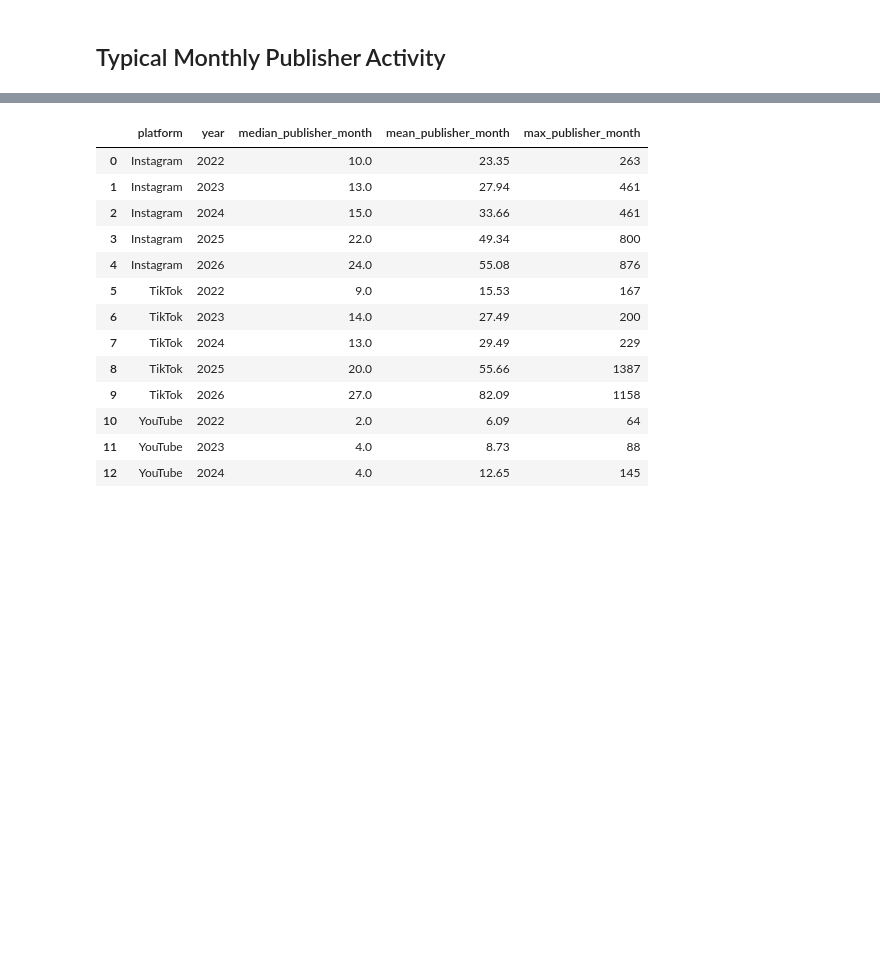
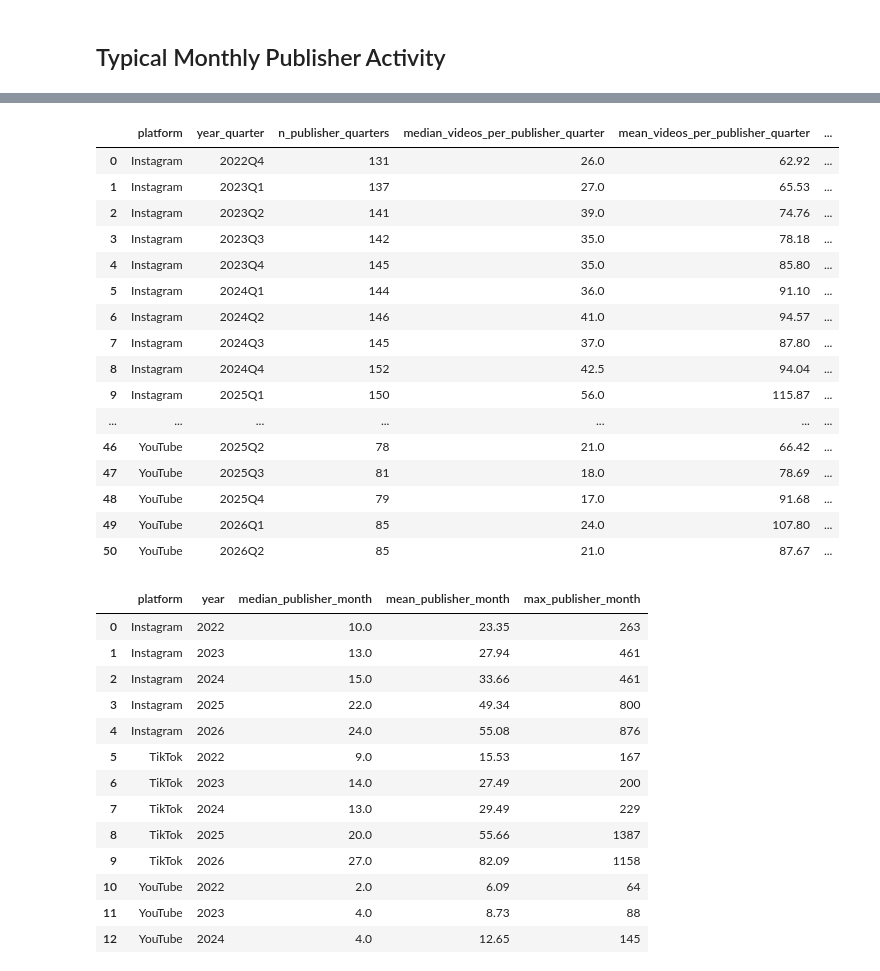
Before and after one commit to Nefeli-Apostolou/Virality-on-Shorts, a Jupyter notebook: code/1_eda.ipynb, the cells around one changed output, grey strips where cells are left out. Drawn from its saved outputs; the diff is of its cells as text; code cells hidden in the pictures; blank space fills up the shorter version.

```diff
--- a/code/1_eda.ipynb
+++ b/code/1_eda.ipynb
@@ -217,3 +502,49 @@ plt.show()
+# %%
+# =============================================================================
+# QUARTERLY UPLOAD INTENSITY SUMMARY TABLE
+# Actual numbers behind the boxplots
+# =============================================================================
+
+quarterly_upload_summary = (
+    publisher_quarterly_counts
+    .groupby(["platform", "year_quarter"])["videos_in_quarter"]
+    .agg(
+        n_publisher_quarters="count",
+        median_videos_per_publisher_quarter="median",
+        mean_videos_per_publisher_quarter="mean",
+        q25_videos_per_publisher_quarter=lambda x: x.quantile(0.25),
+        q75_videos_per_publisher_quarter=lambda x: x.quantile(0.75),
+        min_videos_per_publisher_quarter="min",
+        max_videos_per_publisher_quarter="max"
+    )
+    .reset_index()
+)
+
+quarterly_upload_summary["year_quarter"] = quarterly_upload_summary[
+    "year_quarter"
+].astype(str)
+
+quarterly_upload_summary = quarterly_upload_summary.round(2)
+
+display(quarterly_upload_summary)
+# %% [output]
+|  | platform | year_quarter | n_publisher_quarters | median_videos_per_publisher_quarter | mean_videos_per_publisher_quarter | ... |
+| 0 | Instagram | 2022Q4 | 131 | 26.0 | 62.92 | ... |
+| 1 | Instagram | 2023Q1 | 137 | 27.0 | 65.53 | ... |
+| 2 | Instagram | 2023Q2 | 141 | 39.0 | 74.76 | ... |
+| 3 | Instagram | 2023Q3 | 142 | 35.0 | 78.18 | ... |
+| 4 | Instagram | 2023Q4 | 145 | 35.0 | 85.80 | ... |
+| 5 | Instagram | 2024Q1 | 144 | 36.0 | 91.10 | ... |
+| 6 | Instagram | 2024Q2 | 146 | 41.0 | 94.57 | ... |
+| 7 | Instagram | 2024Q3 | 145 | 37.0 | 87.80 | ... |
+| 8 | Instagram | 2024Q4 | 152 | 42.5 | 94.04 | ... |
+| 9 | Instagram | 2025Q1 | 150 | 56.0 | 115.87 | ... |
+| ... | ... | ... | ... | ... | ... | ... |
+| 46 | YouTube | 2025Q2 | 78 | 21.0 | 66.42 | ... |
+| 47 | YouTube | 2025Q3 | 81 | 18.0 | 78.69 | ... |
+| 48 | YouTube | 2025Q4 | 79 | 17.0 | 91.68 | ... |
+| 49 | YouTube | 2026Q1 | 85 | 24.0 | 107.80 | ... |
+| 50 | YouTube | 2026Q2 | 85 | 21.0 | 87.67 | ... |
 # %%
 # Create a list to store monthly publisher upload counts
 publisher_monthly_counts = []
```
Also changed, not shown: parts of 5 cells of this notebook.
